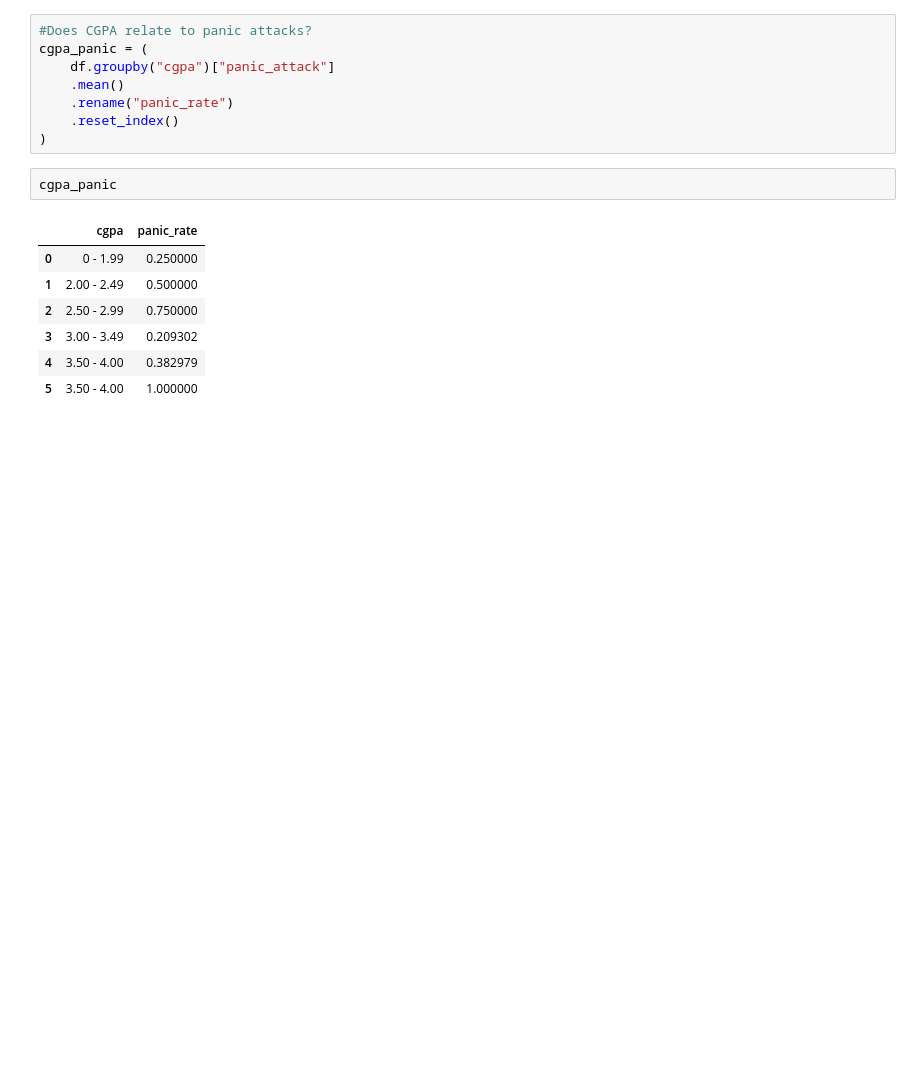
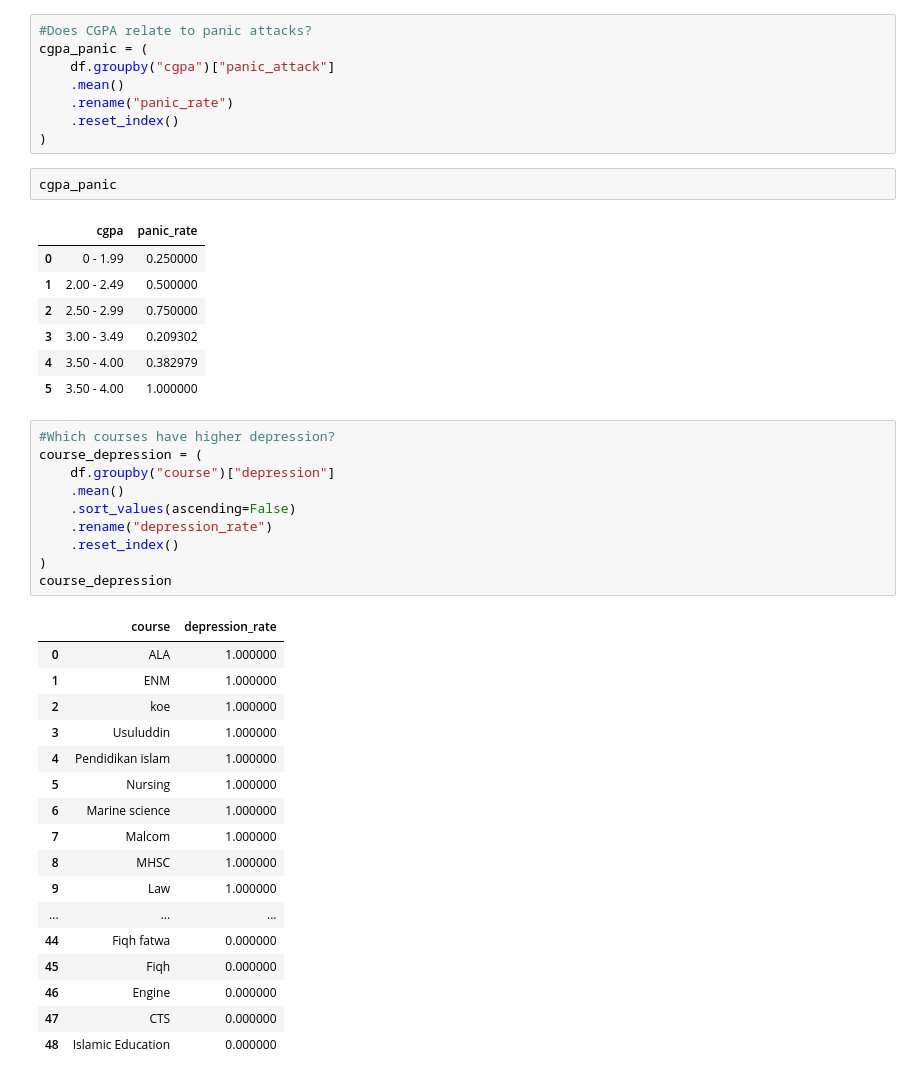
Before and after one commit to arshadziban/digital-impact-on-teen-minds, a Jupyter notebook: digital-impact-on-teen-minds.ipynb, the cells around one changed output. Saved outputs shown, nothing was run; the diff lists cells and outputs as text; blank space fills up the shorter version.

```diff
--- a/digital-impact-on-teen-minds.ipynb
+++ b/digital-impact-on-teen-minds.ipynb
@@ -180,3 +180,31 @@ cgpa_panic
 | 3 | 3.00 - 3.49 | 0.209302 |
 | 4 | 3.50 - 4.00 | 0.382979 |
 | 5 | 3.50 - 4.00 | 1.000000 |
+# %%
+#Which courses have higher depression?
+course_depression = (
+    df.groupby("course")["depression"]
+    .mean()
+    .sort_values(ascending=False)
+    .rename("depression_rate")
+    .reset_index()
+)
+course_depression
+# %% [output]
+|  | course | depression_rate |
+| 0 | ALA | 1.000000 |
+| 1 | ENM | 1.000000 |
+| 2 | koe | 1.000000 |
+| 3 | Usuluddin | 1.000000 |
+| 4 | Pendidikan islam | 1.000000 |
+| 5 | Nursing | 1.000000 |
+| 6 | Marine science | 1.000000 |
+| 7 | Malcom | 1.000000 |
+| 8 | MHSC | 1.000000 |
+| 9 | Law | 1.000000 |
+| ... | ... | ... |
+| 44 | Fiqh fatwa | 0.000000 |
+| 45 | Fiqh | 0.000000 |
+| 46 | Engine | 0.000000 |
+| 47 | CTS | 0.000000 |
+| 48 | Islamic Education | 0.000000 |
```
Also changed, not shown: parts of 5 cells of this notebook.
